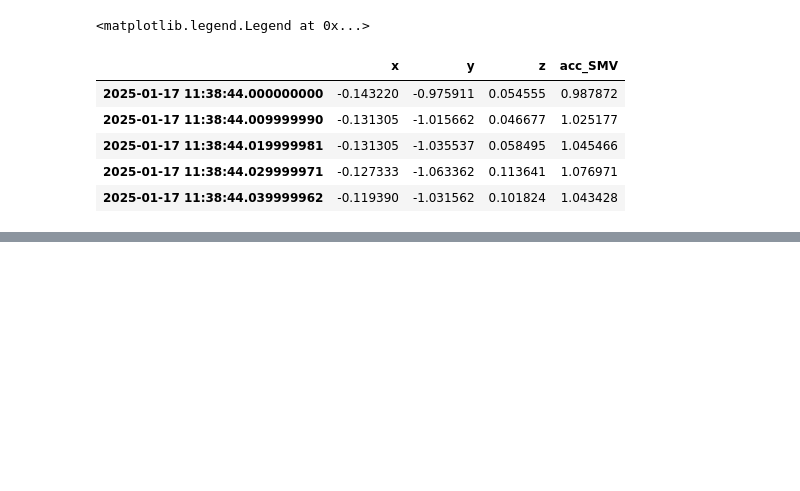
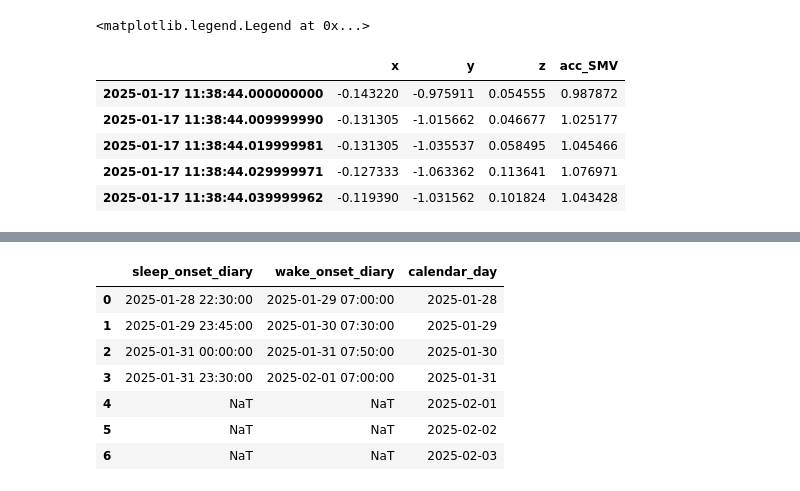
Before and after one commit to marcellosicbaldi/DARE-wearable-pipelines, a Jupyter notebook: notebooks/icare-it_EDA.ipynb, the cells around one changed output, grey strips where cells are left out. Saved outputs shown, nothing was run; the diff lists cells and outputs as text; code cells hidden in the pictures; blank space fills up the shorter version.

Commit message:
Added check with sleep diary

```diff
--- a/notebooks/icare-it_EDA.ipynb
+++ b/notebooks/icare-it_EDA.ipynb
@@ -305,7 +310,7 @@ Timedelta('0 days 05:29:53.340454144')
 # %% [markdown]
 ## Rooti
 # %%
-data_path = "/Users/augenpro/Documents/Age-IT/data/" # path to the folder containing the subjects
+data_path = "/Users/augenpro/Documents/Age-IT/data/Gold/" # path to the folder containing the subjects
 participants = sorted([p for p in os.listdir(data_path) if not p.startswith(".")]) # list of the participants
 visit = "T0 (baseline)" # T0 (baseline), T1 (follow-up @ 6 months), T2 (follow-up @ 12 months)
 participants = ["14219"]
@@ -724,0 +738,18 @@ start_stop_nw, _ = nimbaldetach(acc['x'].values, acc['y'].values, acc['z'].value
+# %%
+silver_layer_path = "/Users/augenpro/Documents/Age-IT/data/Silver/"
+
+# Create the same folder structure for the Silver data
+data_path = "/Users/augenpro/Documents/Age-IT/data/Gold/" # path to the folder containing the subjects
+
+participants = sorted([p for p in os.listdir(data_path) if not p.startswith(".")]) # list of the participants
+timeline = ["T0 (baseline)", "T1 (6 mesi)", "T2 (12 mesi)"]
+
+for participant in participants:
+    for visit in timeline:
+        path = os.path.join(silver_layer_path, participant, visit)
+        os.makedirs(path, exist_ok=True)
+        os.makedirs(os.path.join(path, "GeneActivPolso"), exist_ok=True)
+        os.makedirs(os.path.join(path, "GeneActivCaviglia"), exist_ok=True)
+        os.makedirs(os.path.join(path, "RootiRx"), exist_ok=True)
+        os.makedirs(os.path.join(path, "VeritySense"), exist_ok=True)
+        os.makedirs(os.path.join(path, "Diario"), exist_ok=True)
@@ -724,0 +758,69 @@ start_stop_nw, _ = nimbaldetach(acc['x'].values, acc['y'].values, acc['z'].value
+# %%
+silver_layer_path = "/Users/augenpro/Documents/Age-IT/data/Silver/"
+bronze_layer_path = "/Users/augenpro/Documents/Age-IT/data/Bronze/"
+
+participants = sorted([p for p in os.listdir(silver_layer_path) if not p.startswith(".")]) # list of the participants
+timeline = ["T0 (baseline)", "T1 (6 mesi)", "T2 (12 mesi)"]
+visit = "T0 (baseline)"
+sensors = ["GeneActivPolso"]#, "GeneActivCaviglia"]
+sensor = sensors[0]
+
+participants = ["08623"]
+
+GGIR_output_dir = "output_icareit"
+
+for participant in participants:
+
+    ###### Load the GENEActiv data (for debugging purposes only) ######
+    # files = os.listdir(os.path.join(bronze_layer_path, participant, visit, sensor))
+    # for f in files:
+    #     if f.endswith(".parquet"):
+    #         acc_gen = pd.read_parquet(os.path.join(bronze_layer_path, participant, visit, sensor, f))
+
+    ###### Load the GGIR output data ######
+    HDCZA_SPT = [] # start and end of SPT based on HDCZA (vanhees2018)
+    ggir_output_path = os.path.join(silver_layer_path, participant, visit, sensor, GGIR_output_dir)
+    if not os.path.exists(ggir_output_path): # Skip participants with no Data
+        continue
+    ggir_part4_output = pd.read_csv(ggir_output_path + "/results/QC/part4_nightsummary_sleep_full.csv")
+    for i, day_row in ggir_part4_output.iterrows():
+        # Stupid thing to get the correct datetime for segmenting signals into day and night (but no alternatives I guess)
+        if day_row["sleeponset_ts"][0] == "0": # if the first digit is after midnight (00, 01, 02, ...)
+            sleep_onset = pd.to_datetime(str(pd.to_datetime(day_row["calendar_date"]).date() + pd.Timedelta("1d")) + " " + day_row["sleeponset_ts"])
+        else:
+            sleep_onset = pd.to_datetime(str(pd.to_datetime(day_row["calendar_date"]).date()) + " " + day_row["sleeponset_ts"])
+        wake_onset = pd.to_datetime(str(pd.to_datetime(day_row["calendar_date"]).date() + pd.Timedelta("1d")) + " " + day_row["wakeup_ts"])
+        day = pd.to_datetime(day_row["calendar_date"]).date()
+        HDCZA_SPT.append((sleep_onset, wake_onset, day))
+    HDCZA_SPT = pd.DataFrame(HDCZA_SPT, columns = ["sleep_onset_HDCZA", "wake_onset_HDCZA", "calendar_day"])
+
+    ###### Load the diary data ######
+    diary_raw_path = os.path.join(bronze_layer_path, participant, visit, "Diario", f"{participant}_{visit.split(" ")[0]}_Diario.xlsx")
+    if not os.path.exists(diary_raw_path): # Skip participants with no Data
+        continue
+    diary_raw = pd.read_excel(diary_raw_path, sheet_name="Ore")
+    diary_raw = diary_raw[(diary_raw["Evento"] == "1) A letto") | (diary_raw["Evento"] == "2) Risveglio finale")].reset_index(drop = True)
+    diary_raw["Data"] = diary_raw["Data"].apply(lambda x: str(x).split(" ")[0])
+    diary_raw["Ora inizio"] = diary_raw["Ora inizio"].apply(lambda x: str(x))
+    sleep_onset_diary = pd.to_datetime(diary_raw[diary_raw["Evento"] == "1) A letto"]["Data"] + " " + diary_raw[diary_raw["Evento"] == "1) A letto"]["Ora inizio"]).dropna().reset_index(drop = True)
+    wake_onset_diary = pd.to_datetime(diary_raw[diary_raw["Evento"] == "2) Risveglio finale"]["Data"] + " " + diary_raw[diary_raw["Evento"] == "2) Risveglio finale"]["Ora inizio"]).dropna().reset_index(drop = True)
+    diary_SPT = pd.DataFrame({"sleep_onset_diary": sleep_onset_diary, "wake_onset_diary": wake_onset_diary})
+    diary_SPT["calendar_day"] = diary_SPT["sleep_onset_diary"].apply(lambda x: (x - pd.Timedelta(days=1)).date() if x.hour < 12 else x.date())
+
+    # Fill the missing diary data
+    for i, row in HDCZA_SPT.iterrows():
+        if row["calendar_day"] not in diary_SPT["calendar_day"].values:
+            diary_SPT = pd.concat([diary_SPT, pd.DataFrame({"sleep_onset_diary": [np.nan], "wake_onset_diary": [np.nan], "calendar_day": [row["calendar_day"]]})], ignore_index = True)
+    diary_SPT = diary_SPT.sort_values(by = "calendar_day").reset_index(drop = True)
+    HDCZA_SPT = HDCZA_SPT.sort_values(by = "calendar_day").reset_index(drop = True)
+
+diary_SPT
+# %% [output]
+|  | sleep_onset_diary | wake_onset_diary | calendar_day |
+| 0 | 2025-01-28 22:30:00 | 2025-01-29 07:00:00 | 2025-01-28 |
+| 1 | 2025-01-29 23:45:00 | 2025-01-30 07:30:00 | 2025-01-29 |
+| 2 | 2025-01-31 00:00:00 | 2025-01-31 07:50:00 | 2025-01-30 |
+| 3 | 2025-01-31 23:30:00 | 2025-02-01 07:00:00 | 2025-01-31 |
+| 4 | NaT | NaT | 2025-02-01 |
+| 5 | NaT | NaT | 2025-02-02 |
+| 6 | NaT | NaT | 2025-02-03 |
```
Also changed, not shown: parts of 18 cells of this notebook.
